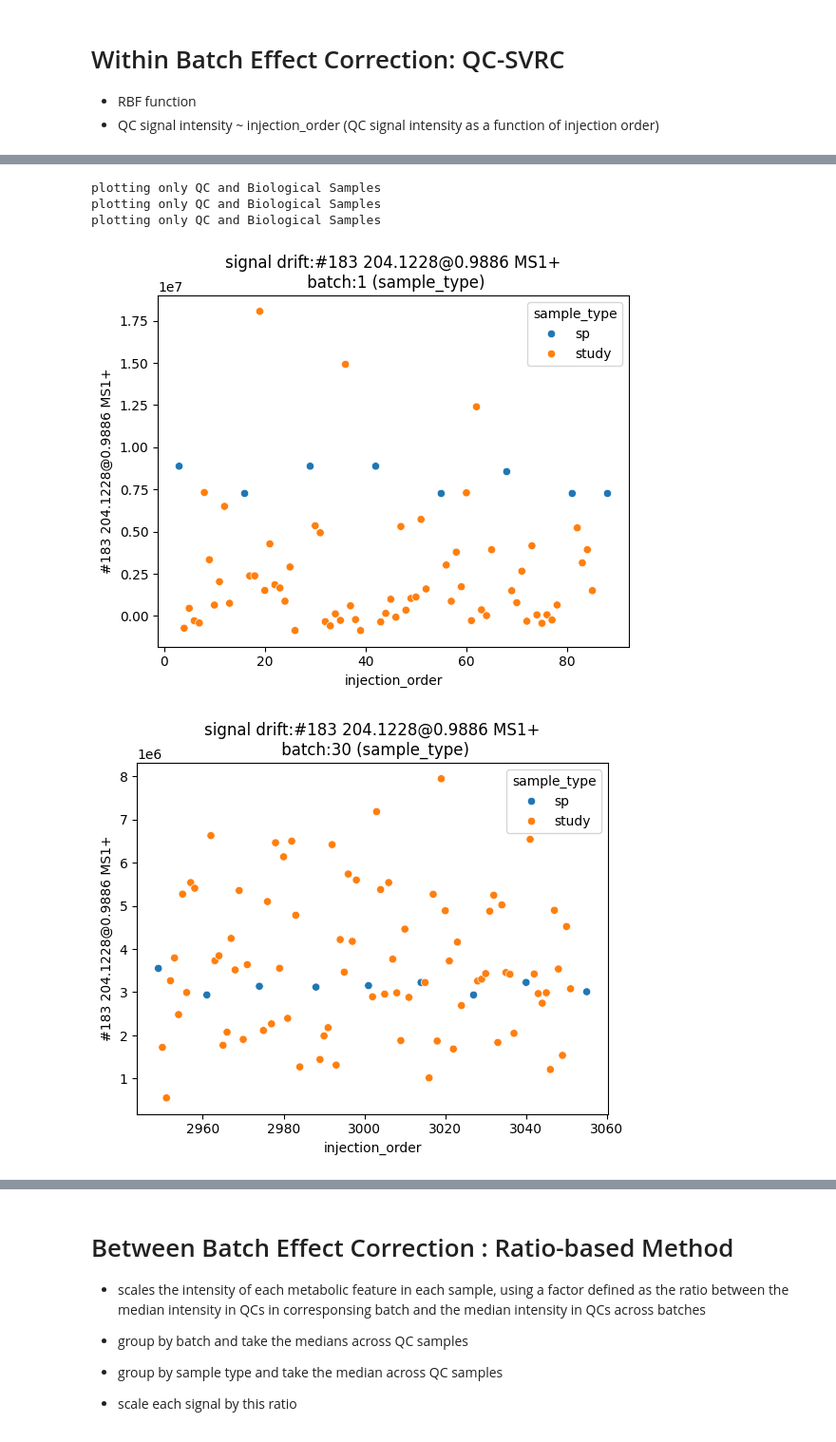
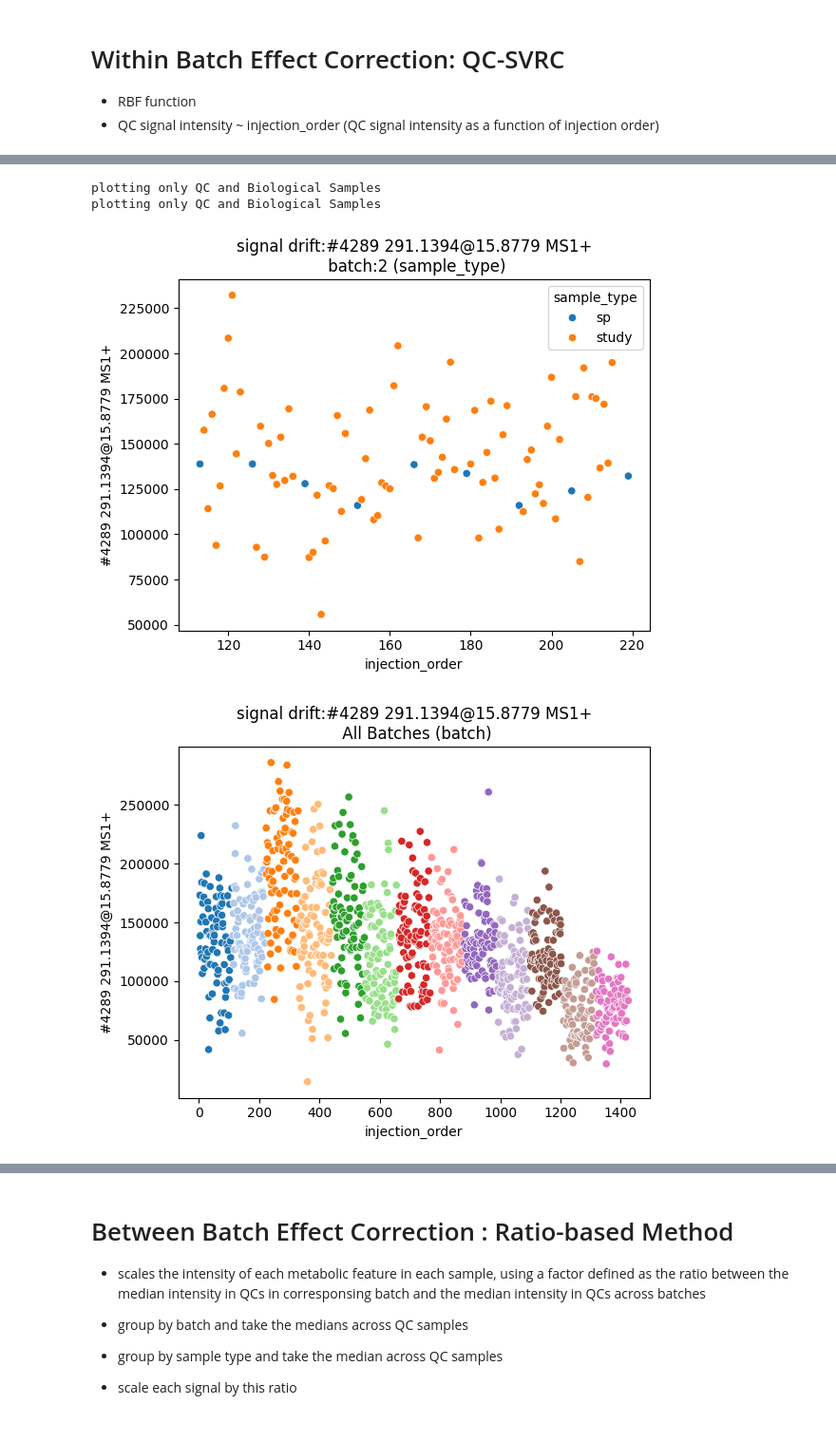
Before and after one commit to JulianAileru/MultiBatchAssessment, a Jupyter notebook: src/fbsc-1.ipynb, the cells around one changed output, grey strips where cells are left out. Shown at 95% size. Saved outputs shown, nothing was run; the diff lists cells and outputs as text; code cells hidden in the pictures.

Commit message:
QC-SVRC - Produced Figures and Plots verifying accuracy 09.08.25

```diff
--- a/src/fbsc-1.ipynb
+++ b/src/fbsc-1.ipynb
@@ -27,7 +29,10 @@ M = pd.read_csv("../data/sample_metadata_all_batches_processed_samples.csv")
 M = M.set_index("sample_name")
 M['batch'] = M['batch'].str.split("_",expand=True)[1].astype(int)
 M = M[M['batch'] <= 13]
-D = D.loc[D.index]
+D = D.loc[M.index]
+# %%
+M = M.sort_values(by=['batch','injection_order'])
+M['injection_order'] = [x for x in range(len(M.injection_order))]
 # %%
 M[M['sample_type'] == 'sp']['batch'].value_counts()
 # %% [output]
@@ -205,4 +213,4 @@ def svr_correction(data,metadata,qc='SP'):
             lst.append(results)
     return pd.concat(lst,axis=0)
 # %%
-results = parallel_svr_correction(D.replace(128.0,np.nan),M)
+results = parallel_svr_correction(D,M)
@@ -218,12 +234,11 @@ Median RSD: 7.71555352466386
+# %%
+corrected_3 = results.loc[M[M['batch'] <= 14].index,:]
 # %%
-plot_signal_drift(data=results,metadata=M,include_all_samples=False,include_all_batches=False,signal_idx=182,batch_idx=1)
+plot_signal_drift(data=corrected_3,metadata=M,include_all_samples=False,include_all_batches=False,signal_idx=4288,batch_idx=2)
 plt.figure()
-plot_signal_drift(data=results,metadata=M,include_all_samples=False,include_all_batches=False,signal_idx=182,batch_idx=30)
-plt.figure()
-plot_signal_drift(data=results,metadata=M,include_all_samples=False,include_all_batches=False,signal_idx=182,batch_idx=28)
+plot_signal_drift(data=corrected_3,metadata=M,include_all_samples=False,include_all_batches=True,signal_idx=4288)
 # %% [output]
 plotting only QC and Biological Samples
 plotting only QC and Biological Samples
-plotting only QC and Biological Samples
-[figure, old version]
+[figure, new version]
-[figure, old version]
+[figure, new version]
```
Also changed, not shown: parts of 15 cells of this notebook, 2 other files.
